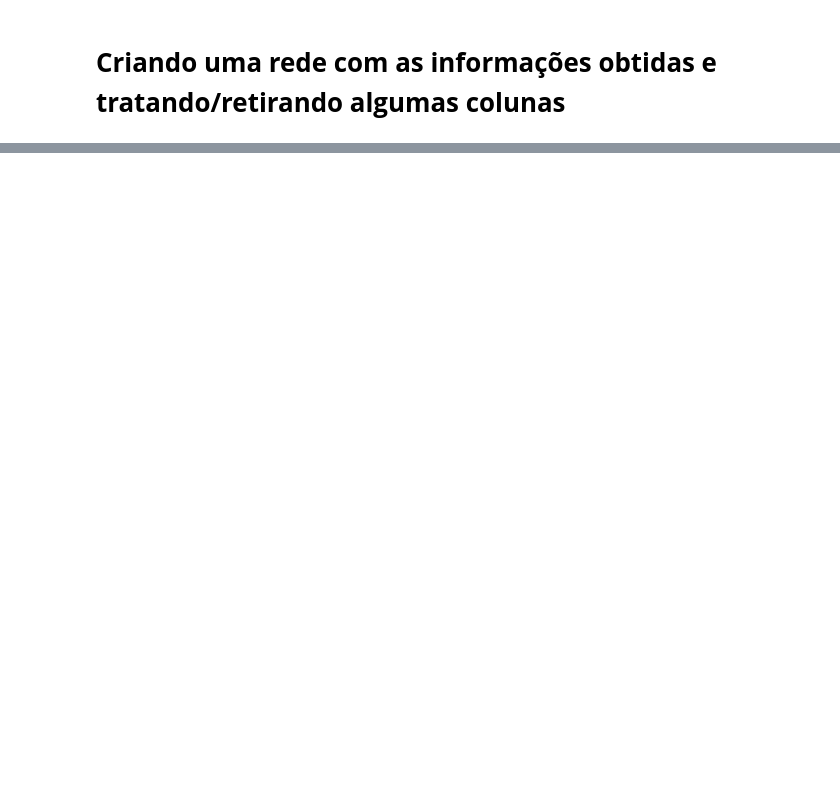
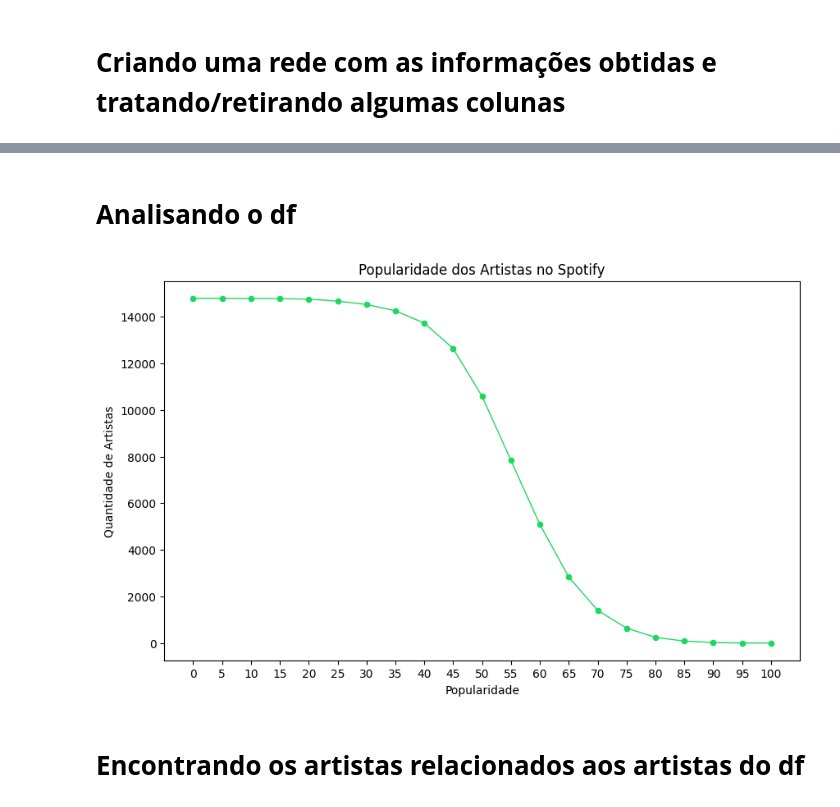
Before and after one commit to anamachadoc/UFSJ_Redes_Complexas_Trabalho_Final, a Jupyter notebook: data/spotify_artists.ipynb, the cells around one changed output, grey strips where cells are left out. Saved outputs shown, nothing was run; the diff lists cells and outputs as text; code cells hidden in the pictures; blank space fills up the shorter version.

```diff
--- a/data/spotify_artists.ipynb
+++ b/data/spotify_artists.ipynb
@@ -67,3 +35,4 @@ display(df)
 # %%
 df_clean = df.drop_duplicates()
+df_clean.reset_index(inplace=True, drop='index')
 df_clean
@@ -95,0 +48,15 @@ display(df_2[df_2['name'] == 'Marília Mendonça'])
+# %%
+genres = {}
+for index in range(len(df_clean)):
+    genres_line = df_clean['genres'][index]
+    genres_line = genres_line.split(', ')
+    for genre in genres_line:
+        if genre not in genres:
+            genres[genre] = 0
+        genres[genre] += 1
+# %%
+genres_to_delete = []
+for genre, quantity in genres.items():
+    if quantity == 1:
+        genres_to_delete.append(genre)
+genres_to_delete
@@ -95,0 +81,17 @@ display(df_2[df_2['name'] == 'Marília Mendonça'])
+# %%
+for index in range(len(df_clean)):
+    genres_line = df_clean['genres'][index]
+    genres_line = genres_line.split(', ')
+    list_aux = []
+    for genre in genres_line:
+        if genre not in genres_to_delete:
+            list_aux.append(genre)
+    if len(genres_line) != len(list_aux):
+        if len(list_aux) > 0:
+            new_value = ', '.join(list_aux)
+        else:
+            new_value = np.nan
+        df_clean.loc[index, 'genres'] = new_value
+df_clean = df_clean.dropna(subset=['genres'])
+df_clean.reset_index(inplace=True, drop='index')
+df_clean
@@ -95,0 +112,17 @@ display(df_2[df_2['name'] == 'Marília Mendonça'])
+# %% [markdown]
+# **Analisando o df**
+# %%
+x_values = list(range(0, 105, 5))
+quantity_of_artists = [len(df_clean[df_clean['popularity'] >= value]) for value in x_values]
+
+plt.figure(figsize=(10, 6))
+plt.plot(x_values, quantity_of_artists, marker = 'o', color = '#1ED760', markersize=4.5, linewidth=1)
+plt.xticks(x_values)
+plt.title('Popularidade dos Artistas no Spotify')
+plt.xlabel('Popularidade')
+plt.ylabel('Quantidade de Artistas')
+plt.show()
+# %% [output]
+[figure, added]
+# %% [markdown]
+# **Encontrando os artistas relacionados aos artistas do df**
```
Also changed, not shown: parts of 23 cells of this notebook, 10 other files.
